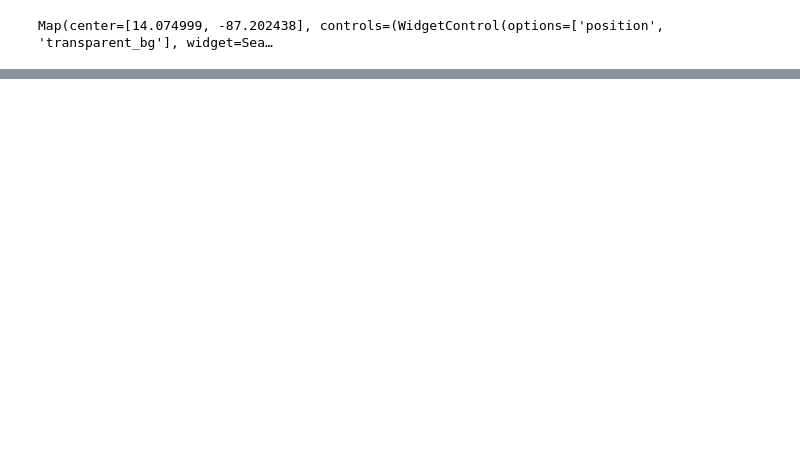
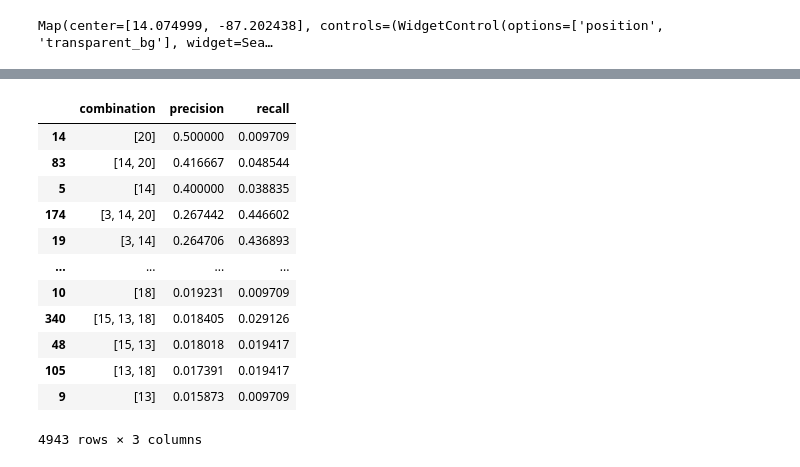
Before and after one commit to JuanesLamilla/TemporalClusterNet, a Jupyter notebook: tegucigalpa_analysis.ipynb, the cells around one changed output, grey strips where cells are left out. Cells and saved outputs as stored; diff of their text form; code cells hidden in the pictures; blank space fills up the shorter version.

```diff
--- a/tegucigalpa_analysis.ipynb
+++ b/tegucigalpa_analysis.ipynb
@@ -657,0 +677,27 @@ f1_scores_df.head(10)
+# %%
+# For each combination of clusters, calculate the precision and recall
+for i, row in tqdm(combinations_df.iterrows(), total=combinations_df.shape[0]):
+    combination = row['combination']
+    precision = precision_score(points_pivot['precario'], points_pivot[combination].any(axis=1))
+    recall = recall_score(points_pivot['precario'], points_pivot[combination].any(axis=1))
+    combinations_df.loc[i, "precision"] = precision
+    combinations_df.loc[i, "recall"] = recall
+
+# Sort the combinations by precision
+combinations_df = combinations_df.sort_values(by="precision", ascending=False)
+
+combinations_df
+# %% [output]
+|  | combination | precision | recall |
+| 14 | [20] | 0.500000 | 0.009709 |
+| 83 | [14, 20] | 0.416667 | 0.048544 |
+| 5 | [14] | 0.400000 | 0.038835 |
+| 174 | [3, 14, 20] | 0.267442 | 0.446602 |
+| 19 | [3, 14] | 0.264706 | 0.436893 |
+| ... | ... | ... | ... |
+| 10 | [18] | 0.019231 | 0.009709 |
+| 340 | [15, 13, 18] | 0.018405 | 0.029126 |
+| 48 | [15, 13] | 0.018018 | 0.019417 |
+| 105 | [13, 18] | 0.017391 | 0.019417 |
+| 9 | [13] | 0.015873 | 0.009709 |
+4943 rows × 3 columns
```
Also changed, not shown: parts of 12 cells of this notebook.
